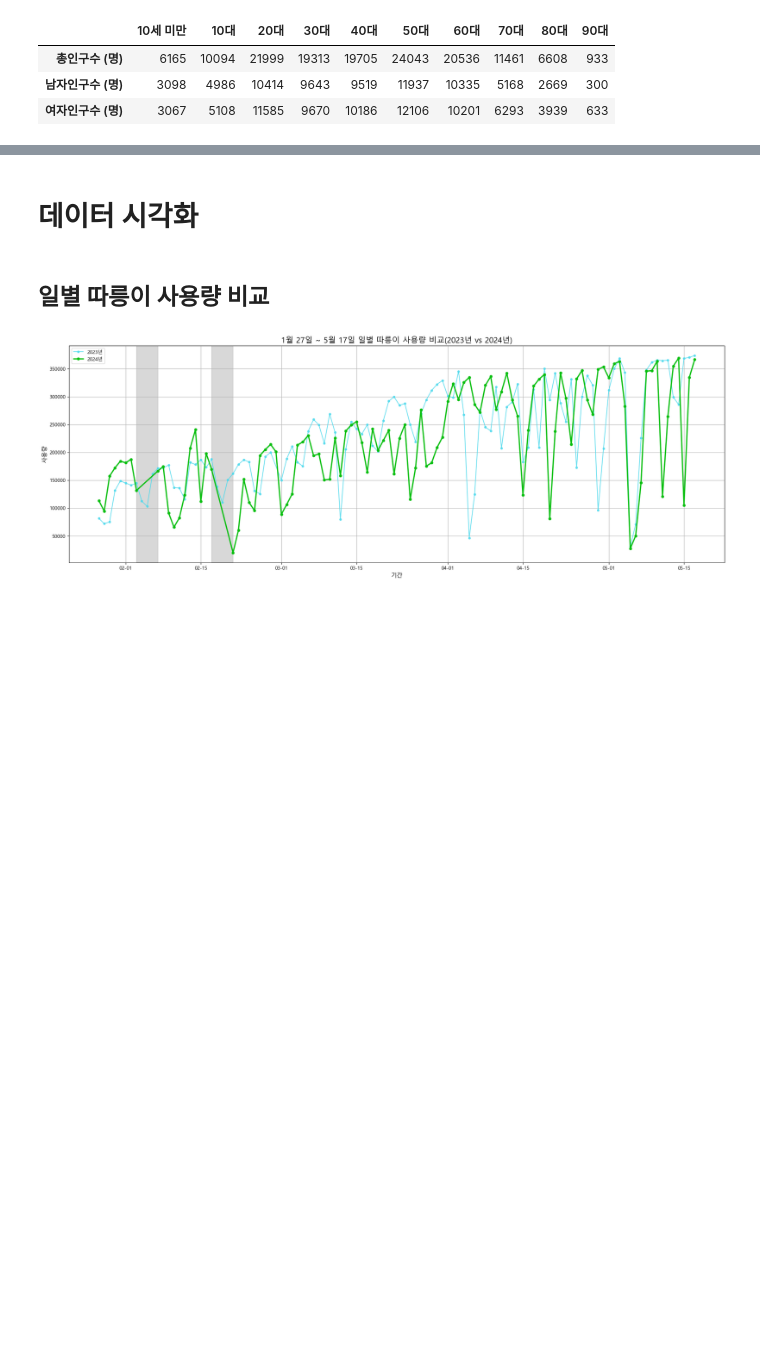
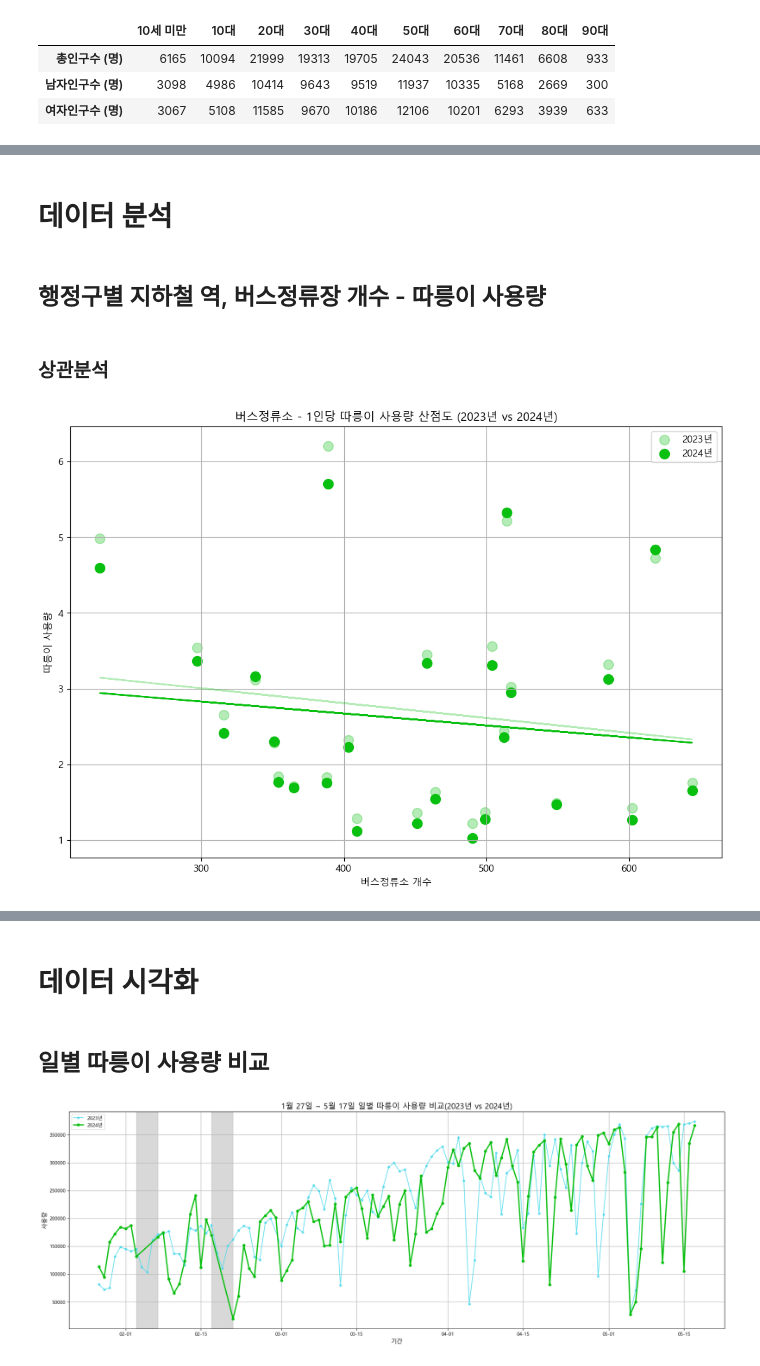
Before and after one commit to LeeShawnhun/bigdata_termproject, a Jupyter notebook: 빅데이터분석(가)_텀프로젝트.ipynb, the cells around one changed output, grey strips where cells are left out. Cells and saved outputs as stored; diff of their text form; code cells hidden in the pictures; blank space fills up the shorter version.

Commit message:
2024년 5월 29일 행정구별 데이터 전처리 및 상관관계 분석

```diff
--- a/빅데이터분석(가)_텀프로젝트.ipynb
+++ b/빅데이터분석(가)_텀프로젝트.ipynb
@@ -625,0 +767,35 @@ temp_df
+# %% [markdown]
+# 데이터 분석
+# %% [markdown]
+## 행정구별 지하철 역, 버스정류장 개수 - 따릉이 사용량
+# %% [markdown]
+### 상관분석
+# %%
+gu_total = pd.read_csv("행정구별 데이터.csv", index_col="Unnamed: 0")
+
+gu_total["2023년 1인당 따릉이 사용량"] = gu_total["2023년"] / gu_total["2023년 총인구수"]
+gu_total["2024년 1인당 따릉이 사용량"] = gu_total["2024년"] / gu_total["2024년 총인구수"]
+# %%
+fig, ax = plt.subplots(figsize=(12, 8))
+
+a1, b1 = np.polyfit(gu_total["정류소 개수"], gu_total["2023년 1인당 따릉이 사용량"], 1)
+a2, b2 = np.polyfit(gu_total["정류소 개수"], gu_total["2024년 1인당 따릉이 사용량"], 1)
+
+ax.plot(gu_total["정류소 개수"], a1*gu_total["정류소 개수"] + b1, color='#09bf10', alpha=0.3)
+ax.plot(gu_total["정류소 개수"], a2*gu_total["정류소 개수"] + b2, color='#09bf10')
+
+ax.scatter(gu_total["정류소 개수"], gu_total["2023년 1인당 따릉이 사용량"], color="#09bf10", alpha=0.3, s=100, label = "2023년")
+ax.scatter(gu_total["정류소 개수"], gu_total["2024년 1인당 따릉이 사용량"], color="#09bf10", s=100, label = "2024년")
+
+current_values = plt.gca().get_yticks()
+plt.gca().set_yticklabels(['{:,.0f}'.format(x) for x in current_values])
+
+plt.xlabel("버스정류소 개수")
+plt.ylabel("따릉이 사용량")
+plt.title("버스정류소 - 1인당 따릉이 사용량 산점도 (2023년 vs 2024년)")
+plt.grid()
+plt.legend()
+
+plt.show()
+# %% [output]
+[figure, added]
```
Also changed, not shown: parts of 53 cells of this notebook.
